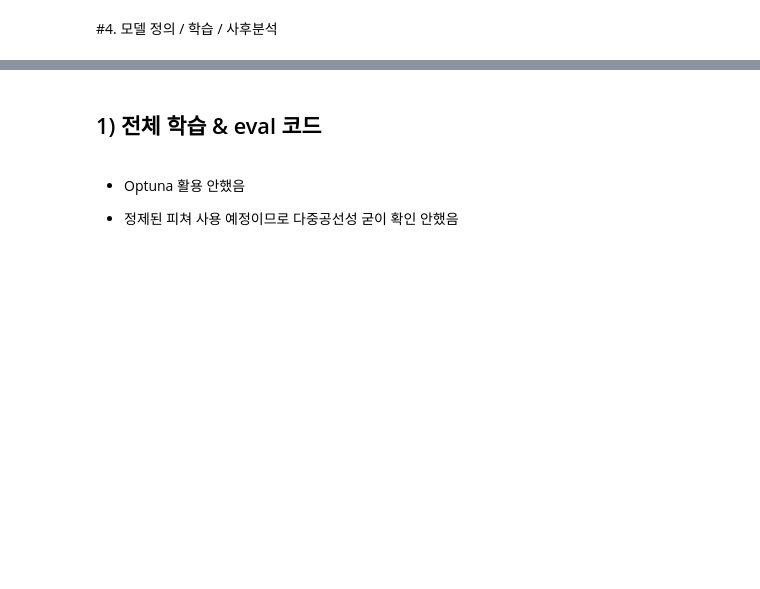
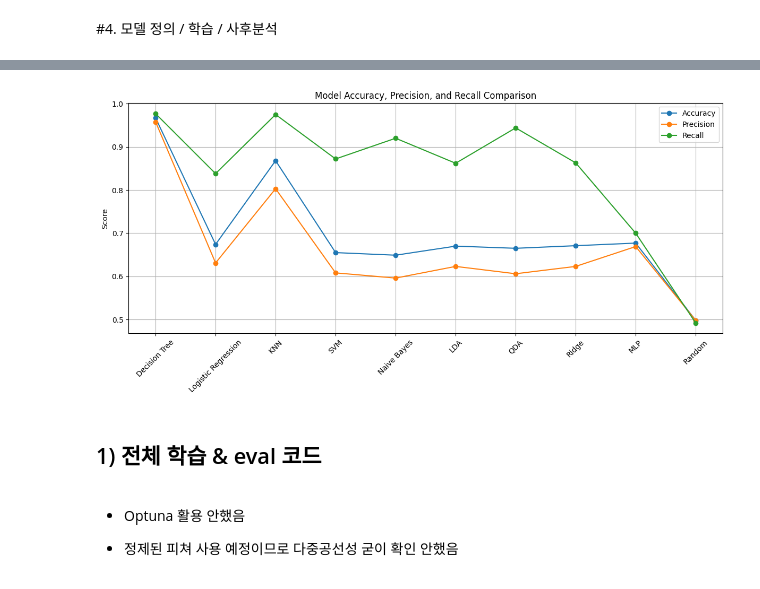
Before and after one commit to waterbang12/20251R0136COSE47101, a Jupyter notebook: 싱크홀_예측_Baseline_20250620.ipynb, the cells around one changed output, grey strips where cells are left out. Cells and saved outputs as stored; diff of their text form; code cells hidden in the pictures; blank space fills up the shorter version.

```diff
--- a/싱크홀_예측_Baseline_20250620.ipynb
+++ b/싱크홀_예측_Baseline_20250620.ipynb
@@ -362,3 +470,37 @@ train_gdf[:10]
+# %%
+import matplotlib.pyplot as plt
+import pandas as pd
+
+# 모델 성능 데이터 입력 (Accuracy, Precision, Recall 기준)
+data = {
+    "Model": [
+        "Decision Tree", "Logistic Regression", "KNN", "SVM", "Naive Bayes",
+        "LDA", "QDA", "Ridge", "MLP", "Random"
+    ],
+    "Accuracy":  [0.967, 0.674, 0.868, 0.655, 0.649, 0.670, 0.665, 0.671, 0.677, 0.498],
+    "Precision": [0.958, 0.631, 0.803, 0.608, 0.596, 0.623, 0.606, 0.623, 0.669, 0.498],
+    "Recall":    [0.977, 0.838, 0.975, 0.872, 0.920, 0.862, 0.944, 0.863, 0.700, 0.492]
+}
+
+df = pd.DataFrame(data)
+
+# 시각화
+metrics = ["Accuracy", "Precision", "Recall"]
+plt.figure(figsize=(12, 6))
+
+for metric in metrics:
+    plt.plot(df["Model"], df[metric], marker='o', label=metric)
+
+plt.xticks(rotation=45)
+plt.ylabel("Score")
+plt.title("Model Accuracy, Precision, and Recall Comparison")
+plt.legend()
+plt.tight_layout()
+plt.grid(True)
+plt.savefig("model_accuracy_precision_recall.png", dpi=300)
+plt.show()
+# %% [output]
+[figure, added]
 # %% [markdown]
 ## 1) 전체 학습 & eval 코드
 # %% [markdown]
```
Also changed, not shown: parts of 1 cell of this notebook.
